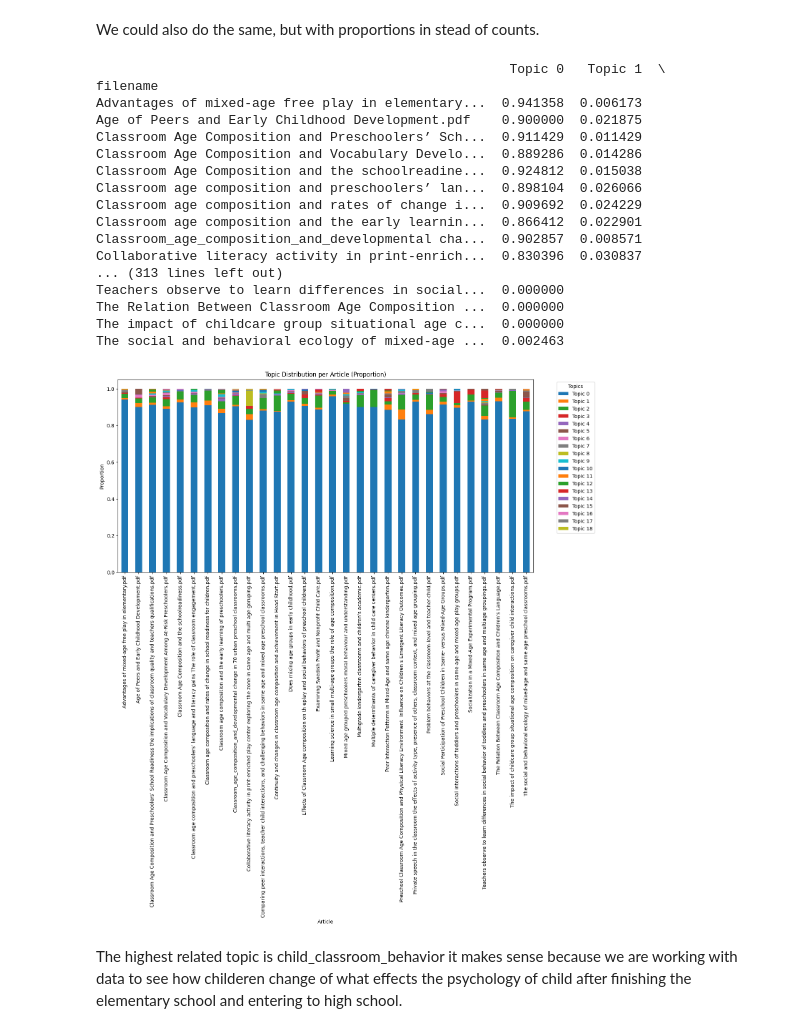
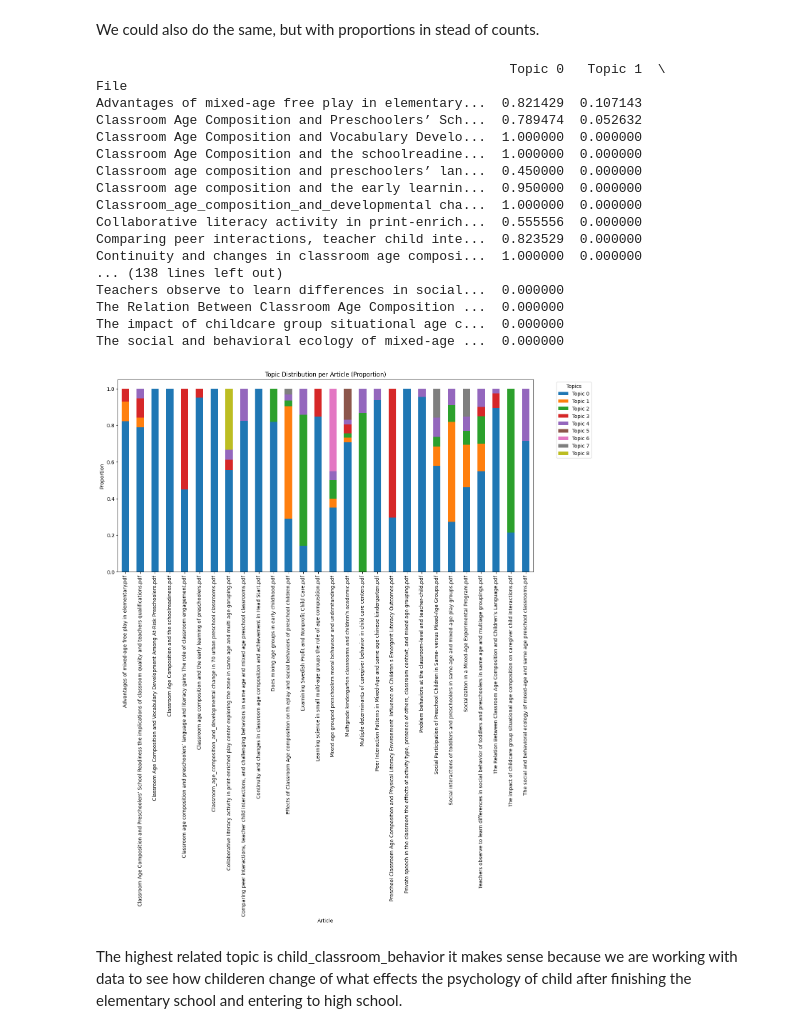
Before and after one commit to sadiksha99/bertopic, a Jupyter notebook: BERTtopic.ipynb, the cells around one changed output. Saved outputs shown, nothing was run; the diff lists cells and outputs as text; code cells hidden in the pictures.

Commit message:
improved bertopic and data cleaning

```diff
--- a/BERTtopic.ipynb
+++ b/BERTtopic.ipynb
@@ -449,9 +468,9 @@ we get here too much topics  132, later we can make sure that the topic are limi
 # %%
 # Initialize BERTopic model
-topic_model = BERTopic(calculate_probabilities=True, min_topic_size=10, nr_topics=20)
+topic_model = BERTopic(calculate_probabilities=True, min_topic_size=5, nr_topics=10)
 
 # Fit the model with preprocessed text sentences
-topics, probabilities = topic_model.fit_transform(df['sentence_clean'])
+topics, probabilities = topic_model.fit_transform(df['text_clean'])
 
 # View and inspect topics
 topic_model.get_topic_info()
@@ -480,6 +493,2 @@ topic_model.topics_[:20]
 # %% [markdown]
 ### Here we reduce the number of topics with the number of pdf files we have uploaded
-# %%
-topics = int(unique_filenames_count)
-topic_model = BERTopic().fit(df['sentence_clean'])
-topic_model.reduce_topics(df['sentence_clean'], nr_topics=(topics))
@@ -649,41 +656,41 @@ We could also do the same, but with proportions in stead of counts.
 # %%
 import matplotlib.pyplot as plt
 
 # Calculate the proportion of times each topic is chosen within each article
-article_topic_proportions = df.groupby('filename')['topic_number'].value_counts(normalize=True).unstack(fill_value=0)
+article_topic_proportions = df.groupby('File')['topic_number'].value_counts(normalize=True).unstack(fill_value=0)
 
 # Rename columns to 'Topic X'
 article_topic_proportions.columns = [f'Topic {i}' for i in article_topic_proportions.columns]
 
 # Display the table
 print(article_topic_proportions)
 
 # Plot the distribution for each article
 article_topic_proportions.plot(kind='bar', stacked=True, figsize=(15, 7))
 plt.title('Topic Distribution per Article (Proportion)')
 plt.xlabel('Article')
 plt.ylabel('Proportion')
 plt.legend(title='Topics', bbox_to_anchor=(1.05, 1), loc='upper left')
 plt.show()
 # %% [output]
                                                      Topic 0   Topic 1  \
-filename
-Advantages of mixed-age free play in elementary...  0.941358  0.006173
-Age of Peers and Early Childhood Development.pdf    0.900000  0.021875
-Classroom Age Composition and Preschoolers’ Sch...  0.911429  0.011429
-Classroom Age Composition and Vocabulary Develo...  0.889286  0.014286
-Classroom Age Composition and the schoolreadine...  0.924812  0.015038
-Classroom age composition and preschoolers’ lan...  0.898104  0.026066
-Classroom age composition and rates of change i...  0.909692  0.024229
-Classroom age composition and the early learnin...  0.866412  0.022901
-Classroom_age_composition_and_developmental cha...  0.902857  0.008571
-Collaborative literacy activity in print-enrich...  0.830396  0.030837
-... (313 lines left out)
+File
+Advantages of mixed-age free play in elementary...  0.821429  0.107143
+Classroom Age Composition and Preschoolers’ Sch...  0.789474  0.052632
+Classroom Age Composition and Vocabulary Develo...  1.000000  0.000000
+Classroom Age Composition and the schoolreadine...  1.000000  0.000000
+Classroom age composition and preschoolers’ lan...  0.450000  0.000000
+Classroom age composition and the early learnin...  0.950000  0.000000
+Classroom_age_composition_and_developmental cha...  1.000000  0.000000
+Collaborative literacy activity in print-enrich...  0.555556  0.000000
+Comparing peer interactions, teacher child inte...  0.823529  0.000000
+Continuity and changes in classroom age composi...  1.000000  0.000000
+... (138 lines left out)
 Teachers observe to learn differences in social...  0.000000
 The Relation Between Classroom Age Composition ...  0.000000
 The impact of childcare group situational age c...  0.000000
-The social and behavioral ecology of mixed-age ...  0.002463
+The social and behavioral ecology of mixed-age ...  0.000000
-[figure, old version]
+[figure, new version]
 # %% [markdown]
  The highest related topic is child_classroom_behavior it makes sense because we are working with data to see how childeren change of what effects the psychology of child after finishing the elementary school and entering to high school.
 # %%
```
Also changed, not shown: parts of 27 cells of this notebook, 6 other files.
